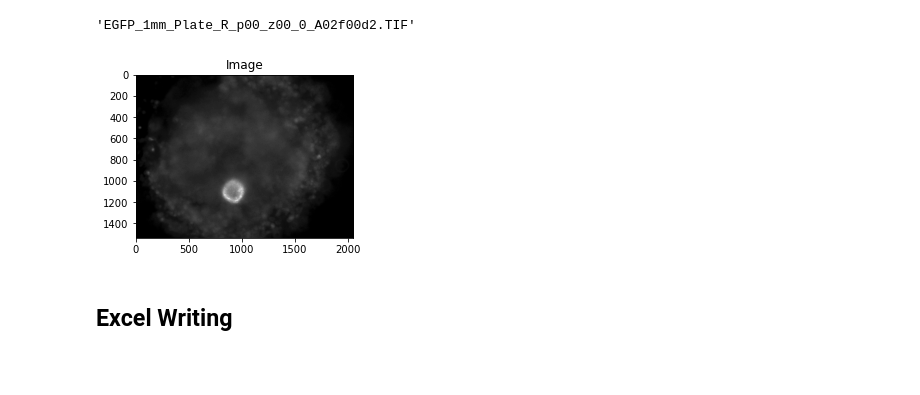
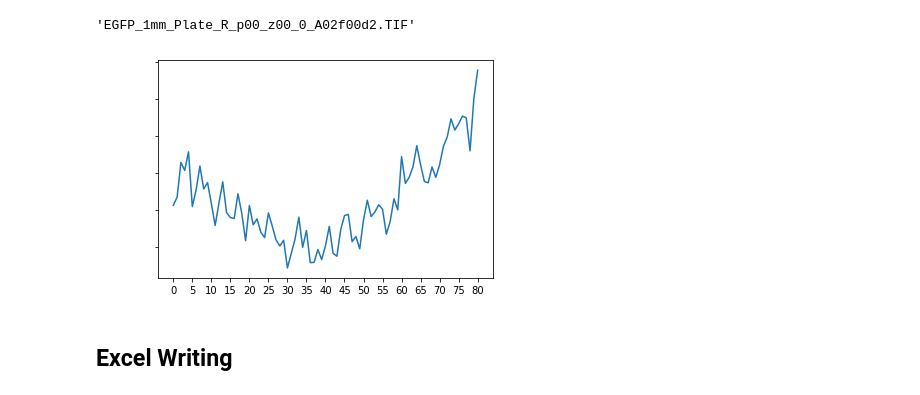
Before and after one commit to rbehal/CMED-Image-Analysis, a Jupyter notebook: notebooks/main.ipynb, the cells around one changed output. Cells and saved outputs as stored; diff of their text form; code cells hidden in the pictures; blank space fills up the shorter version.

Commit message:
Added sharpness detection for z-stack and key nav.

```diff
--- a/notebooks/main.ipynb
+++ b/notebooks/main.ipynb
@@ -133,25 +138,3 @@ for file in os.listdir(folder):
                 images.append((id_, file, "TR", im_path))
             else:
                 continue
-# %%
-images = []
-
-id_pattern = "(z\d{1,4})"
-
-for file in os.listdir(folder):
-    if file.upper().endswith("TIF"):
-        im_path = os.path.join(folder, file)
-
-        match = re.search(id_pattern, file)
-        if match:
-            id_ = match.group()
-        else:
-            continue
-        images.append((im_path, id_))
-# %%
-imageSharpness = []
-for (path, id_) in images:
-    image = preprocess_img(path)
-
-    fm = variance_of_laplacian(image)
-    imageSharpness.append((id_, fm))
@@ -160,5 +140,0 @@ sortImageSharpness = sorted(imageSharpness, key = lambda x: x[1])
-# %%
-image = images[40][0]
-print_img(preprocess_img(image))
-# %% [output]
-[figure, removed]
@@ -167,3 +141,24 @@ sortImageSharpness
+# %%
+imageSharpness = []
+for (id_, _, type_, path) in images:
+    image = preprocess_img(path)
+
+    if type_ == "TR":
+        fm = variance_of_laplacian(image)
+        imageSharpness.append((id_, fm))
+
+x = []
+y = []
+for id_, fm in imageSharpness:
+    x.append(float(id_))
+    y.append(1 / fm)
+
+plt.plot(x, y)
+plt.xticks(np.arange(min(x), max(x)+1, 5.0))
+plt.yticks(color="None")
+plt.show()
+# %% [output]
+[figure, added]
 # %% [markdown]
 ## Excel Writing
 # %%
```
Also changed, not shown: parts of 7 cells of this notebook, 3 other files.
